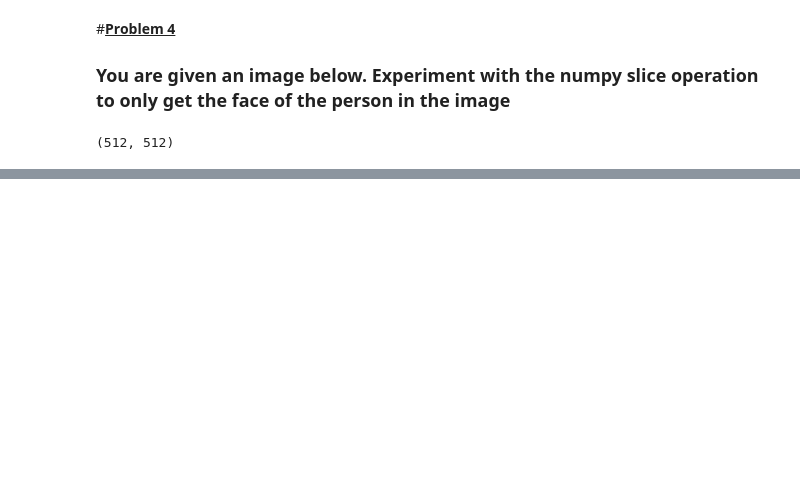
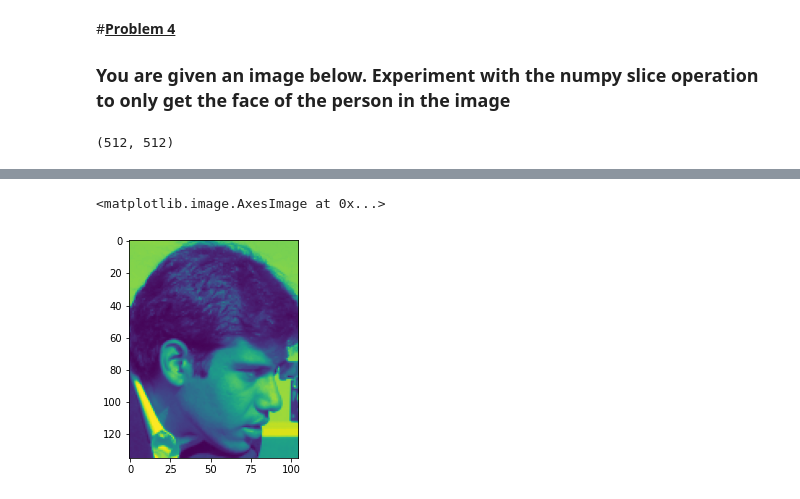
Before and after one commit to k4sourav/Python_Lessons_AB, a Jupyter notebook: Assignment_Introduction_to_NumPy.ipynb, the cells around one changed output, grey strips where cells are left out. Saved outputs shown, nothing was run; the diff lists cells and outputs as text; code cells hidden in the pictures; blank space fills up the shorter version.

```diff
--- a/Assignment_Introduction_to_NumPy.ipynb
+++ b/Assignment_Introduction_to_NumPy.ipynb
@@ -63,4 +121,7 @@ plt.imshow(camera)
 # %%
 # Perform your slice operation here to get the face of the person
-camera_slice =
+camera_slice = camera[65:200, 160:265]
 plt.imshow(camera_slice)
+# %% [output]
+<matplotlib.image.AxesImage at 0x...>
+[figure, added]
```
Also changed, not shown: parts of 9 cells of this notebook.
